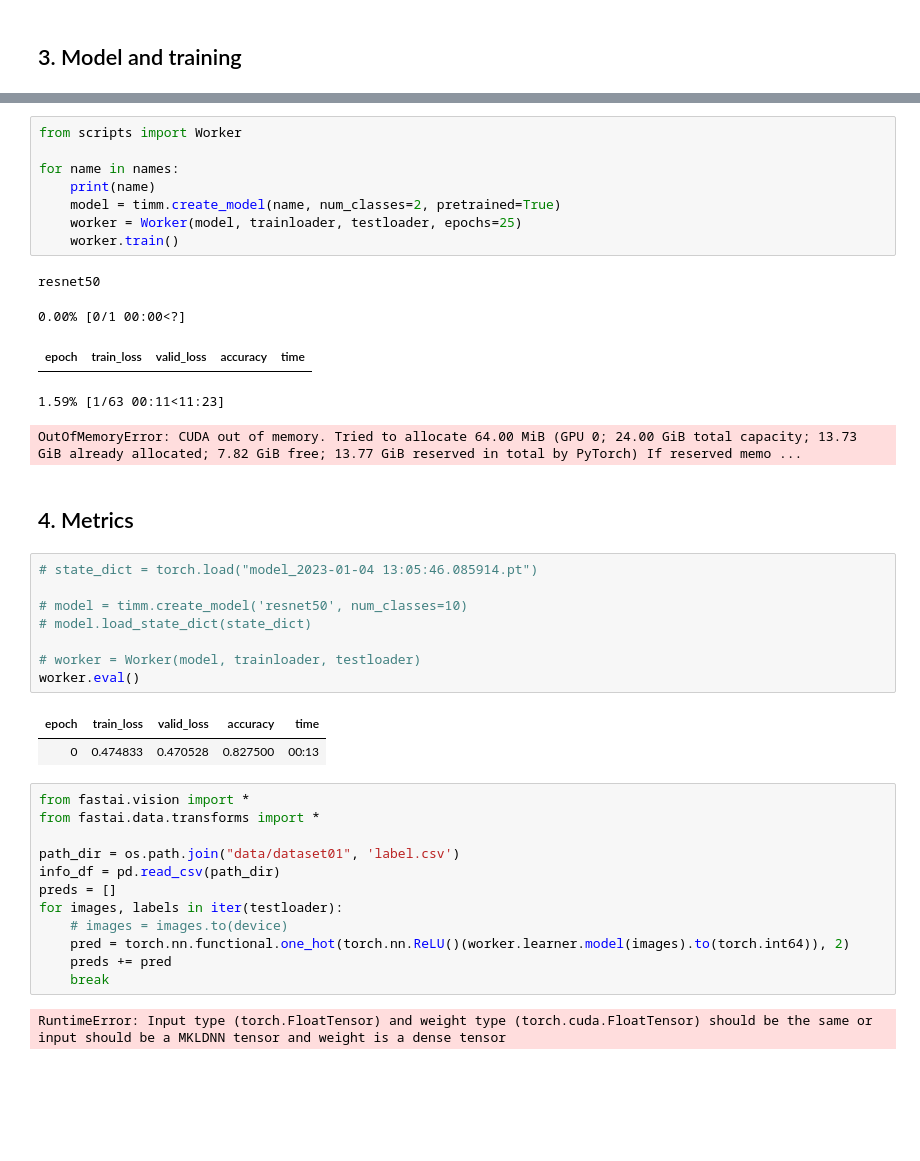
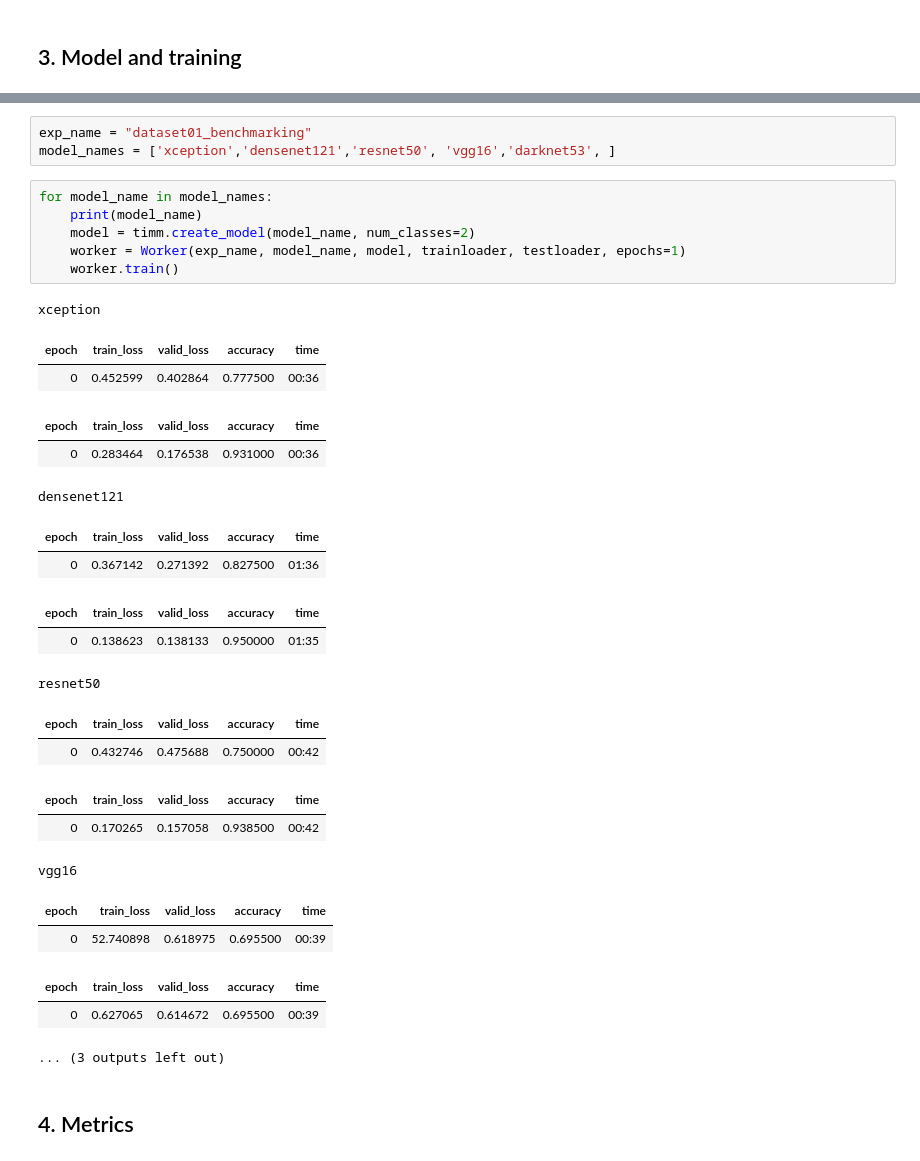
Before and after one commit to AierLab/indl-dataset, a Jupyter notebook: benchmarking.ipynb, the cells around one changed output, grey strips where cells are left out. Drawn from its saved outputs; the diff is of its cells as text; blank space fills up the shorter version.

```diff
--- a/benchmarking.ipynb
+++ b/benchmarking.ipynb
@@ -110,41 +121,33 @@ names
+# %%
+exp_name = "dataset01_benchmarking"
+model_names = ['xception','densenet121','resnet50', 'vgg16','darknet53', ]
 # %%
-from scripts import Worker
-
-for name in names:
-    print(name)
-    model = timm.create_model(name, num_classes=2, pretrained=True)
-    worker = Worker(model, trainloader, testloader, epochs=25)
+for model_name in model_names:
+    print(model_name)
+    model = timm.create_model(model_name, num_classes=2)
+    worker = Worker(exp_name, model_name, model, trainloader, testloader, epochs=1)
     worker.train()
 # %% [output]
-resnet50
+xception
+| epoch | train_loss | valid_loss | accuracy | time |
+| 0 | 0.452599 | 0.402864 | 0.777500 | 00:36 |
+| epoch | train_loss | valid_loss | accuracy | time |
+| 0 | 0.283464 | 0.176538 | 0.931000 | 00:36 |
-0.00% [0/1 00:00<?]
+densenet121
-| epoch | train_loss | valid_loss | accuracy | time |
+| epoch | train_loss | valid_loss | accuracy | time |
+| 0 | 0.367142 | 0.271392 | 0.827500 | 01:36 |
+| epoch | train_loss | valid_loss | accuracy | time |
+| 0 | 0.138623 | 0.138133 | 0.950000 | 01:35 |
-1.59% [1/63 00:11<11:23]
+resnet50
+| epoch | train_loss | valid_loss | accuracy | time |
+| 0 | 0.432746 | 0.475688 | 0.750000 | 00:42 |
+| epoch | train_loss | valid_loss | accuracy | time |
+| 0 | 0.170265 | 0.157058 | 0.938500 | 00:42 |
-OutOfMemoryError: CUDA out of memory. Tried to allocate 64.00 MiB (GPU 0; 24.00 GiB total capacity; 13.73 GiB already allocated; 7.82 GiB free; 13.77 GiB reserved in total by PyTorch) If reserved memo ...
+vgg16
+| epoch | train_loss | valid_loss | accuracy | time |
+| 0 | 52.740898 | 0.618975 | 0.695500 | 00:39 |
+| epoch | train_loss | valid_loss | accuracy | time |
+| 0 | 0.627065 | 0.614672 | 0.695500 | 00:39 |
+... (3 outputs left out)
 # %% [markdown]
 ## 4. Metrics
-# %%
-# state_dict = torch.load("model_2023-01-04 13:05:46.085914.pt")
-
-# model = timm.create_model('resnet50', num_classes=10)
-# model.load_state_dict(state_dict)
-
-# worker = Worker(model, trainloader, testloader)
-worker.eval()
-# %% [output]
-| epoch | train_loss | valid_loss | accuracy | time |
-| 0 | 0.474833 | 0.470528 | 0.827500 | 00:13 |
-# %%
-from fastai.vision import *
-from fastai.data.transforms import *
-
-path_dir = os.path.join("data/dataset01", 'label.csv')
-info_df = pd.read_csv(path_dir)
-preds = []
-for images, labels in iter(testloader):
-    # images = images.to(device)
-    pred = torch.nn.functional.one_hot(torch.nn.ReLU()(worker.learner.model(images).to(torch.int64)), 2)
-    preds += pred
-    break
-# %% [output]
-RuntimeError: Input type (torch.FloatTensor) and weight type (torch.cuda.FloatTensor) should be the same or input should be a MKLDNN tensor and weight is a dense tensor
```
Also changed, not shown: parts of 10 cells of this notebook, 4 other files.
